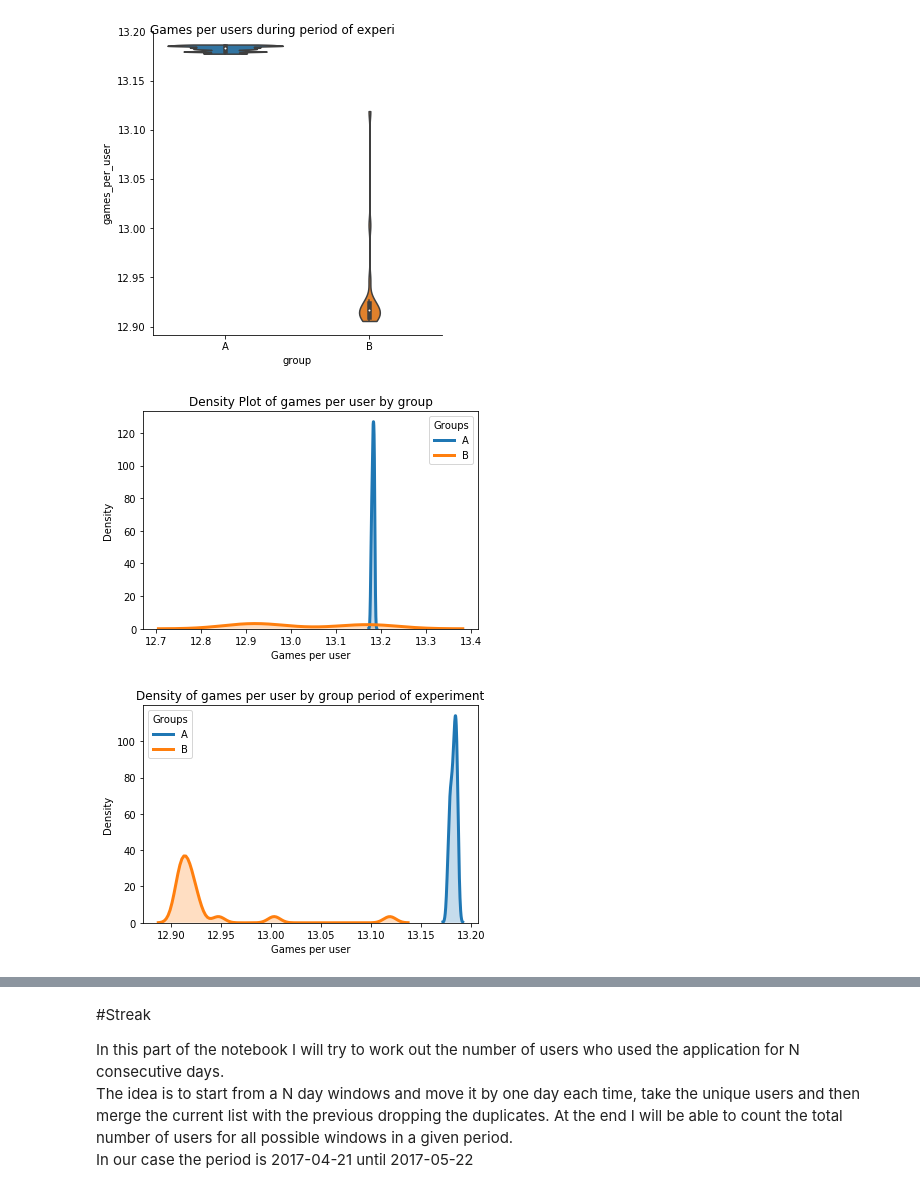
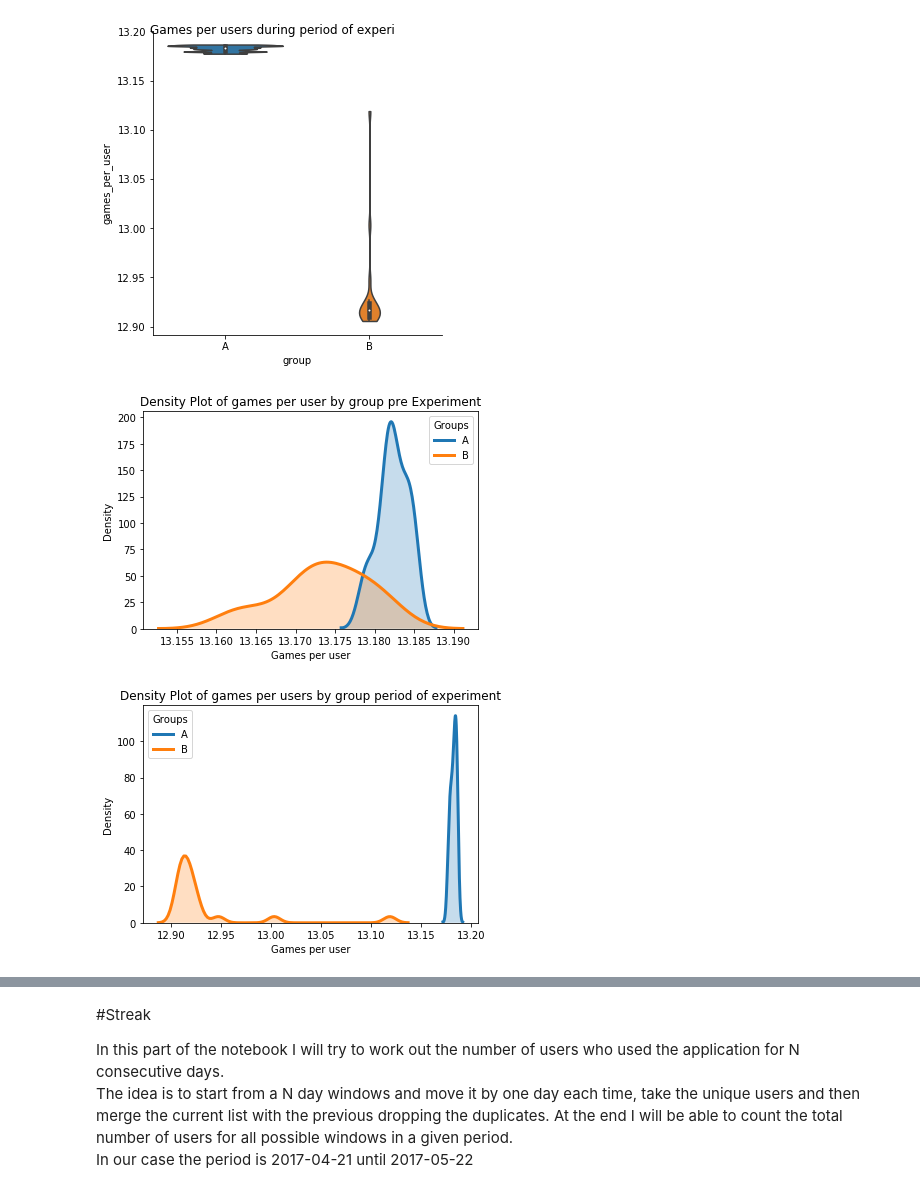
Before and after one commit to ellenne/getAndCleanData, a Jupyter notebook: KingAssignment.ipynb, the cells around one changed output, grey strips where cells are left out. Drawn from its saved outputs; the diff is of its cells as text; code cells hidden in the pictures.

```diff
--- a/KingAssignment.ipynb
+++ b/KingAssignment.ipynb
@@ -55,4 +57,11 @@ query_df.head()
 | 2 | A | pre-study | 2017-04-23 | 13.181610 | 0.030393 | 0.002306 |
 | 3 | A | pre-study | 2017-04-24 | 13.183644 | 0.030516 | 0.002315 |
 | 4 | A | pre-study | 2017-04-25 | 13.184898 | 0.030382 | 0.002304 |
+# %%
+# Let's slice our dataframe so that it will be easier to have the data
+# structures needed for the charts
+df_A = query_df[query_df['group'] == 'A']
+df_B = query_df[query_df['group'] == 'B']
+df_preStudy = query_df[query_df['period'] == 'pre-study']
+df_study = query_df[query_df['period'] == 'study']
 # %%
@@ -100,34 +201,34 @@ files.download("Violin_Plot_GamesPerUser_exp.png")
 # %%
 groups = ['A', 'B']
 for group in groups:
-  subset = query_df[query_df['group'] == group]
+  subset = df_preStudy[df_preStudy['group'] == group]
 
   sns.distplot(subset['games_per_user'], hist = False, kde = True,
                  kde_kws = {'shade': True, 'linewidth': 3},
                  label = group)
 
 plt.legend(prop={'size': 10}, title = 'Groups')
-plt.title('Density Plot of games per user by group')
+plt.title('Density Plot of games per user by group pre Experiment')
 plt.xlabel('Games per user')
 plt.ylabel('Density')
-pic1_1 = plt.savefig("DensityGamesPerUserFullPeriod.png")
-files.download("DensityGamesPerUserFullPeriod.png")
+pic1_1 = plt.savefig("DensityGamesPerUserPreStudy.png")
+files.download("DensityGamesPerUserPreStudy.png")
 # %% [output]
-[figure, old version]
+[figure, new version]
 # %%
 groups = ['A', 'B']
 for group in groups:
-  subset = df_exp[df_exp['group'] == group]
+  subset = df_study[df_study['group'] == group]
 
   sns.distplot(subset['games_per_user'], hist = False, kde = True,
                  kde_kws = {'shade': True, 'linewidth': 3},
                  label = group)
 
 plt.legend(prop={'size': 10}, title = 'Groups')
-plt.title('Density of games per user by group period of experiment')
+plt.title('Density Plot of games per users by group period of experiment')
 plt.xlabel('Games per user')
 plt.ylabel('Density')
-pic1_2 = plt.savefig("DensityGamesPerUserExpPeriod.png")
-files.download("DensityGamesPerUserExpPeriod.png")
+pic1_2 = plt.savefig("DensityGamesPerUserStudy.png")
+files.download("DensityGamesPerUserStudy.png")
 # %% [output]
-[figure, old version]
+[figure, new version]
```
Also changed, not shown: parts of 37 cells of this notebook.
